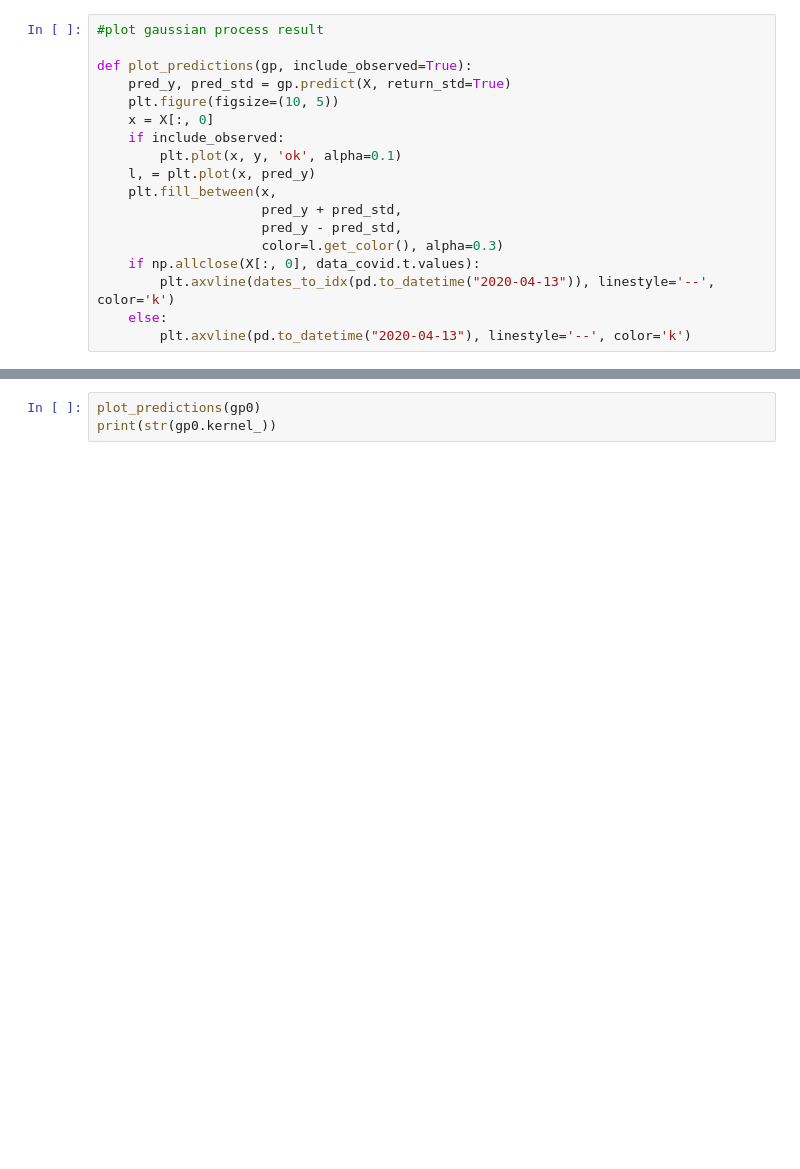
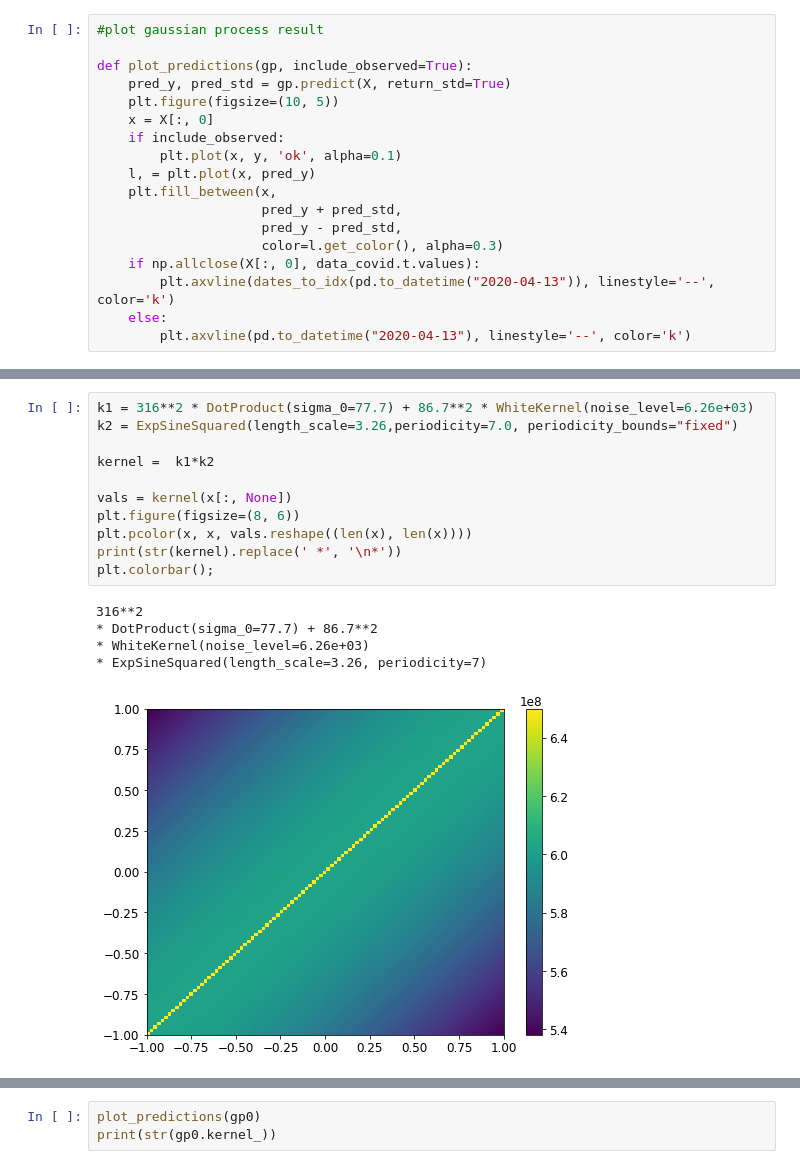
Before and after one commit to RobertoCorti/Statistical-Machine-Learning-2020, a Jupyter notebook: homeworks/homework_05.ipynb, the cells around one changed output, grey strips where cells are left out. Cells and saved outputs as stored; diff of their text form; blank space fills up the shorter version.

```diff
--- a/homeworks/homework_05.ipynb
+++ b/homeworks/homework_05.ipynb
@@ -261 +287,18 @@ print(str(gp0.kernel_))
+# %%
+k1 = 316**2 * DotProduct(sigma_0=77.7) + 86.7**2 * WhiteKernel(noise_level=6.26e+03)
+k2 = ExpSineSquared(length_scale=3.26,periodicity=7.0, periodicity_bounds="fixed")
+
+kernel =  k1*k2
+
+vals = kernel(x[:, None])
+plt.figure(figsize=(8, 6))
+plt.pcolor(x, x, vals.reshape((len(x), len(x))))
+print(str(kernel).replace(' *', '\n*'))
+plt.colorbar();
+# %% [output]
+316**2
+* DotProduct(sigma_0=77.7) + 86.7**2
+* WhiteKernel(noise_level=6.26e+03)
+* ExpSineSquared(length_scale=3.26, periodicity=7)
+[figure, added]
 # %%
```
Also changed, not shown: parts of 38 cells of this notebook.
